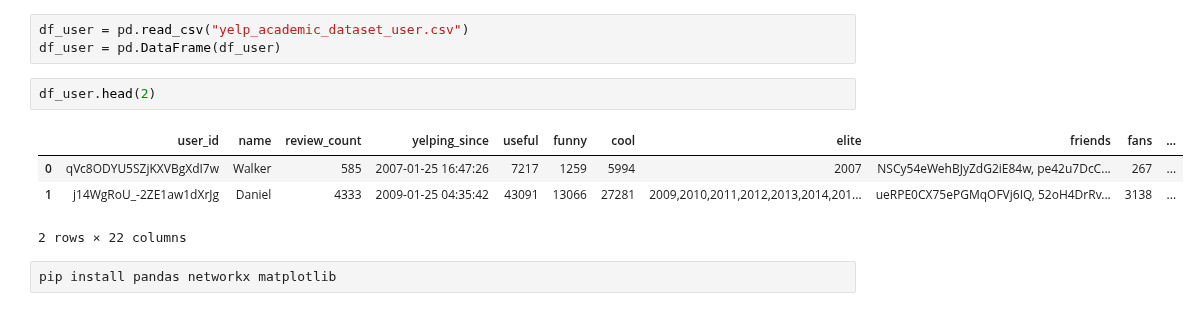
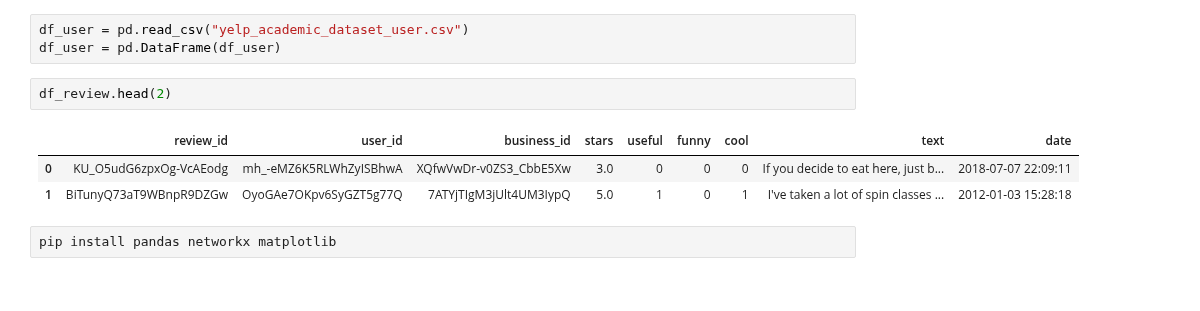
Before and after one commit to larasneves/ComplexDataAnalysis, a Jupyter notebook: Part 2 Social Network Forecasting/exploration_Lara_users_and_friends.ipynb, the cells around one changed output. Saved outputs shown, nothing was run; the diff lists cells and outputs as text.

```diff
--- a/Part 2 Social Network Forecasting/exploration_Lara_users_and_friends.ipynb
+++ b/Part 2 Social Network Forecasting/exploration_Lara_users_and_friends.ipynb
@@ -39,12 +39,11 @@ df_business = pd.DataFrame(df_business)
 df_user = pd.read_csv("yelp_academic_dataset_user.csv")
 df_user = pd.DataFrame(df_user)
 # %%
-df_user.head(2)
+df_review.head(2)
 # %% [output]
-|  | user_id | name | review_count | yelping_since | useful | funny | cool | elite | friends | fans | ... |
-| 0 | qVc8ODYU5SZjKXVBgXdI7w | Walker | 585 | 2007-01-25 16:47:26 | 7217 | 1259 | 5994 | 2007 | NSCy54eWehBJyZdG2iE84w, pe42u7DcC... | 267 | ... |
-| 1 | j14WgRoU_-2ZE1aw1dXrJg | Daniel | 4333 | 2009-01-25 04:35:42 | 43091 | 13066 | 27281 | 2009,2010,2011,2012,2013,2014,201... | ueRPE0CX75ePGMqOFVj6IQ, 52oH4DrRv... | 3138 | ... |
+|  | review_id | user_id | business_id | stars | useful | funny | cool | text | date |
+| 0 | KU_O5udG6zpxOg-VcAEodg | mh_-eMZ6K5RLWhZyISBhwA | XQfwVwDr-v0ZS3_CbbE5Xw | 3.0 | 0 | 0 | 0 | If you decide to eat here, just b... | 2018-07-07 22:09:11 |
+| 1 | BiTunyQ73aT9WBnpR9DZGw | OyoGAe7OKpv6SyGZT5g77Q | 7ATYjTIgM3jUlt4UM3IypQ | 5.0 | 1 | 0 | 1 | I've taken a lot of spin classes ... | 2012-01-03 15:28:18 |
-2 rows × 22 columns
 # %%
 pip install pandas networkx matplotlib
 # %% [output]
```
Also changed, not shown: parts of 22 cells of this notebook.
